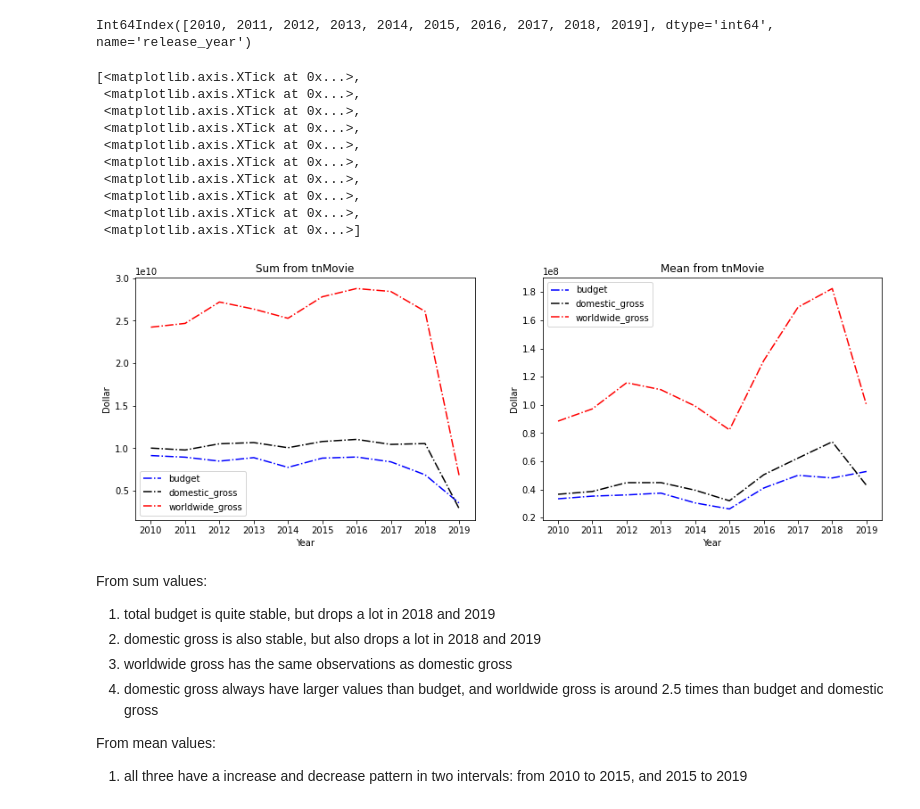
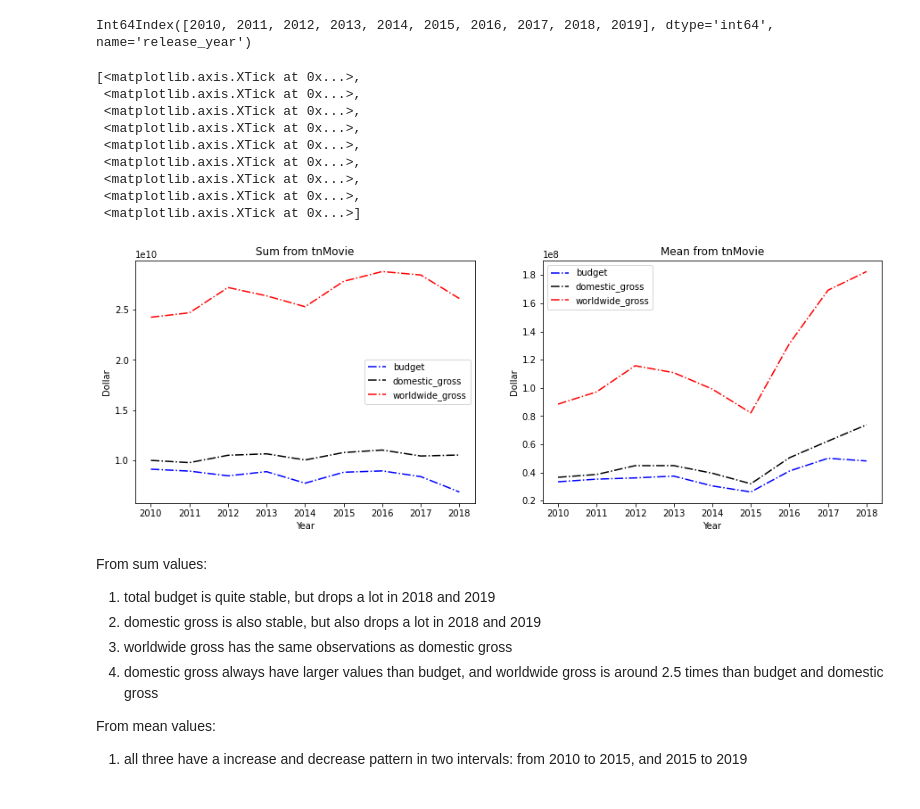
Before and after one commit to eegshou/dsc-mod-1-project-v2-1-online-ds-sp-000, a Jupyter notebook: student.ipynb, the cells around one changed output. Saved outputs shown, nothing was run; the diff lists cells and outputs as text; code cells hidden in the pictures.

```diff
--- a/student.ipynb
+++ b/student.ipynb
@@ -511,38 +511,37 @@ tnMovie_Budgets_sum.index[-11:-1]
 # %% [output]
 Int64Index([2010, 2011, 2012, 2013, 2014, 2015, 2016, 2017, 2018, 2019], dtype='int64', name='release_year')
 # %%
-# To be consistent with the data from bomMovie_Gross, I only plot the data from 2010 to 2019, and plot both mean and sum for gross and profit
+# To be consistent with the data from bomMovie_Gross, I only plot the data from 2010 to 2018, and plot both mean and sum for gross and profit
 # 1) curve plot of sum and mean for budget, domestic_gross and worldwide_gross
 fig, (ax1, ax2)  = plt.subplots(1, 2, figsize = (15, 5))
-ax1.plot(tnMovie_Budgets_sum.index[-11:-1],tnMovie_Budgets_sum['production_budgetpure'][-11:-1], label = "budget",color = "blue",linestyle = "-.")
-ax1.plot(tnMovie_Budgets_sum.index[-11:-1],tnMovie_Budgets_sum['domestic_grosspure'][-11:-1], label = "domestic_gross",color = "black",linestyle = "-.")
-ax1.plot(tnMovie_Budgets_sum.index[-11:-1],tnMovie_Budgets_sum['worldwide_grosspure'][-11:-1], label = "worldwide_gross",color = "red",linestyle = "-.")
+ax1.plot(tnMovie_Budgets_sum.index[-11:-2],tnMovie_Budgets_sum['production_budgetpure'][-11:-2], label = "budget",color = "blue",linestyle = "-.")
+ax1.plot(tnMovie_Budgets_sum.index[-11:-2],tnMovie_Budgets_sum['domestic_grosspure'][-11:-2], label = "domestic_gross",color = "black",linestyle = "-.")
+ax1.plot(tnMovie_Budgets_sum.index[-11:-2],tnMovie_Budgets_sum['worldwide_grosspure'][-11:-2], label = "worldwide_gross",color = "red",linestyle = "-.")
 ax1.legend()
 ax1.set_xlabel('Year')
 ax1.set_ylabel('Dollar')
 ax1.set_title('Sum from tnMovie')
-ax1.set_xticks(tnMovie_Budgets_sum.index[-11:-1])
+ax1.set_xticks(tnMovie_Budgets_sum.index[-11:-2])
 
-ax2.plot(tnMovie_Budgets_mean.index[-11:-1],tnMovie_Budgets_mean['production_budgetpure'][-11:-1], label = "budget",color = "blue",linestyle = "-.")
-ax2.plot(tnMovie_Budgets_mean.index[-11:-1],tnMovie_Budgets_mean['domestic_grosspure'][-11:-1], label = "domestic_gross",color = "black",linestyle = "-.")
-ax2.plot(tnMovie_Budgets_mean.index[-11:-1],tnMovie_Budgets_mean['worldwide_grosspure'][-11:-1], label = "worldwide_gross",color = "red",linestyle = "-.")
+ax2.plot(tnMovie_Budgets_mean.index[-11:-2],tnMovie_Budgets_mean['production_budgetpure'][-11:-2], label = "budget",color = "blue",linestyle = "-.")
+ax2.plot(tnMovie_Budgets_mean.index[-11:-2],tnMovie_Budgets_mean['domestic_grosspure'][-11:-2], label = "domestic_gross",color = "black",linestyle = "-.")
+ax2.plot(tnMovie_Budgets_mean.index[-11:-2],tnMovie_Budgets_mean['worldwide_grosspure'][-11:-2], label = "worldwide_gross",color = "red",linestyle = "-.")
 ax2.legend()
 ax2.set_xlabel('Year')
 ax2.set_ylabel('Dollar')
 ax2.set_title('Mean from tnMovie')
-ax2.set_xticks(tnMovie_Budgets_sum.index[-11:-1])
+ax2.set_xticks(tnMovie_Budgets_sum.index[-11:-2])
 # %% [output]
 [<matplotlib.axis.XTick at 0x...>,
  <matplotlib.axis.XTick at 0x...>,
  <matplotlib.axis.XTick at 0x...>,
  <matplotlib.axis.XTick at 0x...>,
  <matplotlib.axis.XTick at 0x...>,
  <matplotlib.axis.XTick at 0x...>,
  <matplotlib.axis.XTick at 0x...>,
  <matplotlib.axis.XTick at 0x...>,
- <matplotlib.axis.XTick at 0x...>,
  <matplotlib.axis.XTick at 0x...>]
-[figure, old version]
+[figure, new version]
 # %% [markdown]
 From sum values:
 1) total budget is quite stable, but drops a lot in 2018 and 2019
```
Also changed, not shown: parts of 3 cells of this notebook, 2 other files.
